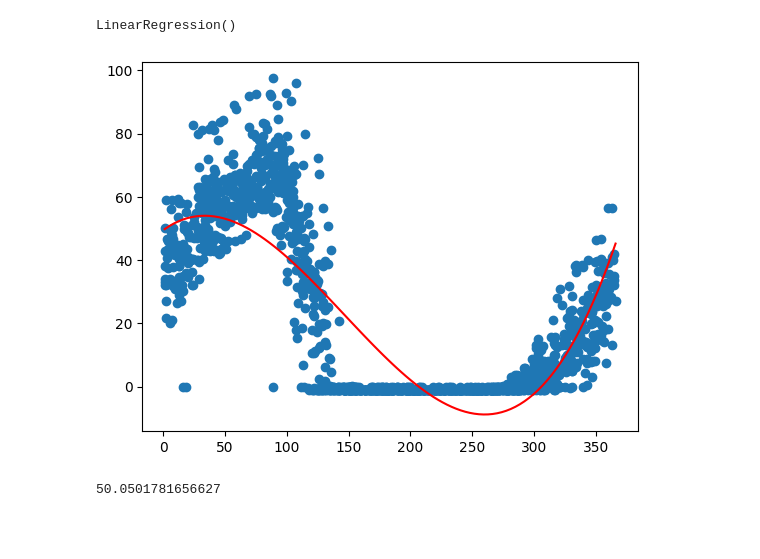
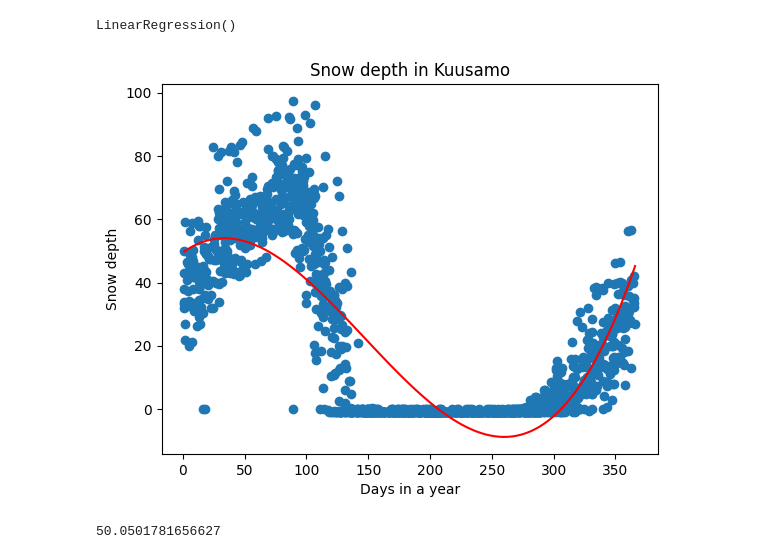
Before and after one commit to Mini-project-Team-Theta/team_theta, a Jupyter notebook: Kuusamo_df_model.ipynb, the cells around one changed output. Saved outputs shown, nothing was run; the diff lists cells and outputs as text; code cells hidden in the pictures; blank space fills up the shorter version.

```diff
--- a/Kuusamo_df_model.ipynb
+++ b/Kuusamo_df_model.ipynb
@@ -43,14 +43,17 @@ y_pred = model.predict(X_test)
 # %%
 mymodel = np.poly1d(np.polyfit(X_train["day_of_year"], y_train, 3))
 
 myline = np.linspace(1, 366, 100)
 
 
 plt.scatter(X_test["day_of_year"], y_test)
 plt.plot(myline, mymodel(myline), color='red')
+plt.xlabel("Days in a year")
+plt.ylabel("Snow depth")
+plt.title("Snow depth in Kuusamo")
 plt.show()
 # %% [output]
-[figure, old version]
+[figure, new version]
 # %%
 snowdept = mymodel(2)
 print(snowdept)
```
